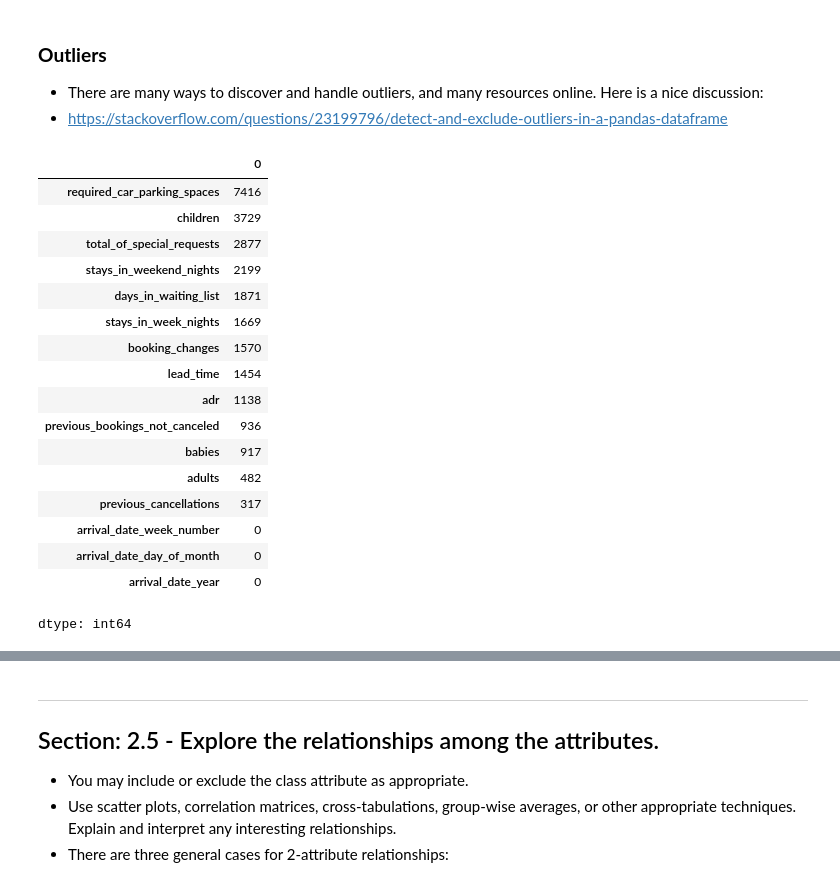
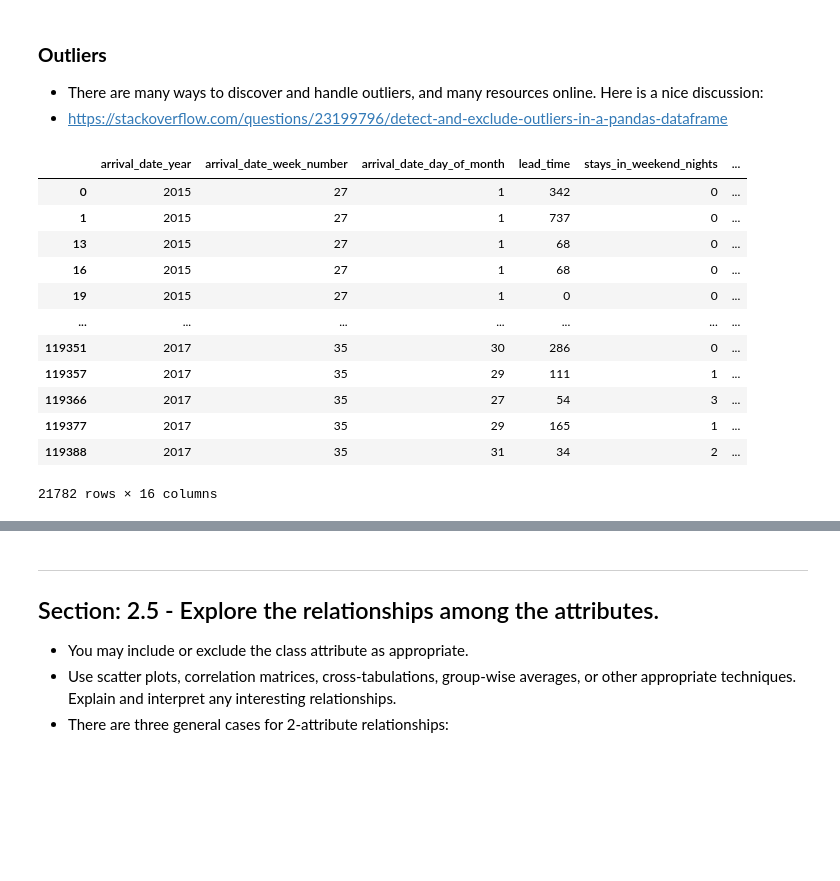
Before and after one commit to morgan1461/osu-gradtda-5622-sp26, a Jupyter notebook: course_materials/case_studies/1/GRADTDA5622-Sp23-CS1-Template_V1.ipynb, the cells around one changed output, grey strips where cells are left out. Cells and saved outputs as stored; diff of their text form; code cells hidden in the pictures; blank space fills up the shorter version.

```diff
--- a/course_materials/case_studies/1/GRADTDA5622-Sp23-CS1-Template_V1.ipynb
+++ b/course_materials/case_studies/1/GRADTDA5622-Sp23-CS1-Template_V1.ipynb
@@ -805,32 +821,27 @@ Suggested actions:
 # %%
 import pandas as pd
 import numpy as np
 from scipy import stats
 
 # subset the numeric columns and check for outliers
 numeric_cols = interval_attribute_names + ratio_attribute_names
 
 numeric_data_df = data_df[numeric_cols]
 
 z_scores = np.abs(stats.zscore(numeric_data_df, nan_policy='omit'))
 
-data_df[np.abs(stats.zscore(data_df[0])) < 3]
+numeric_data_df[(z_scores >= 3).any(axis=1)]
 # %% [output]
-|  | 0 |
-| required_car_parking_spaces | 7416 |
-| children | 3729 |
-| total_of_special_requests | 2877 |
-| stays_in_weekend_nights | 2199 |
-| days_in_waiting_list | 1871 |
-| stays_in_week_nights | 1669 |
-| booking_changes | 1570 |
-| lead_time | 1454 |
-| adr | 1138 |
-| previous_bookings_not_canceled | 936 |
-| babies | 917 |
-| adults | 482 |
-| previous_cancellations | 317 |
-| arrival_date_week_number | 0 |
-| arrival_date_day_of_month | 0 |
-| arrival_date_year | 0 |
+|  | arrival_date_year | arrival_date_week_number | arrival_date_day_of_month | lead_time | stays_in_weekend_nights | ... |
+| 0 | 2015 | 27 | 1 | 342 | 0 | ... |
+| 1 | 2015 | 27 | 1 | 737 | 0 | ... |
+| 13 | 2015 | 27 | 1 | 68 | 0 | ... |
+| 16 | 2015 | 27 | 1 | 68 | 0 | ... |
+| 19 | 2015 | 27 | 1 | 0 | 0 | ... |
+| ... | ... | ... | ... | ... | ... | ... |
+| 119351 | 2017 | 35 | 30 | 286 | 0 | ... |
+| 119357 | 2017 | 35 | 29 | 111 | 1 | ... |
+| 119366 | 2017 | 35 | 27 | 54 | 3 | ... |
+| 119377 | 2017 | 35 | 29 | 165 | 1 | ... |
+| 119388 | 2017 | 35 | 31 | 34 | 2 | ... |
-dtype: int64
+21782 rows × 16 columns
```
Also changed, not shown: parts of 5 cells of this notebook.
